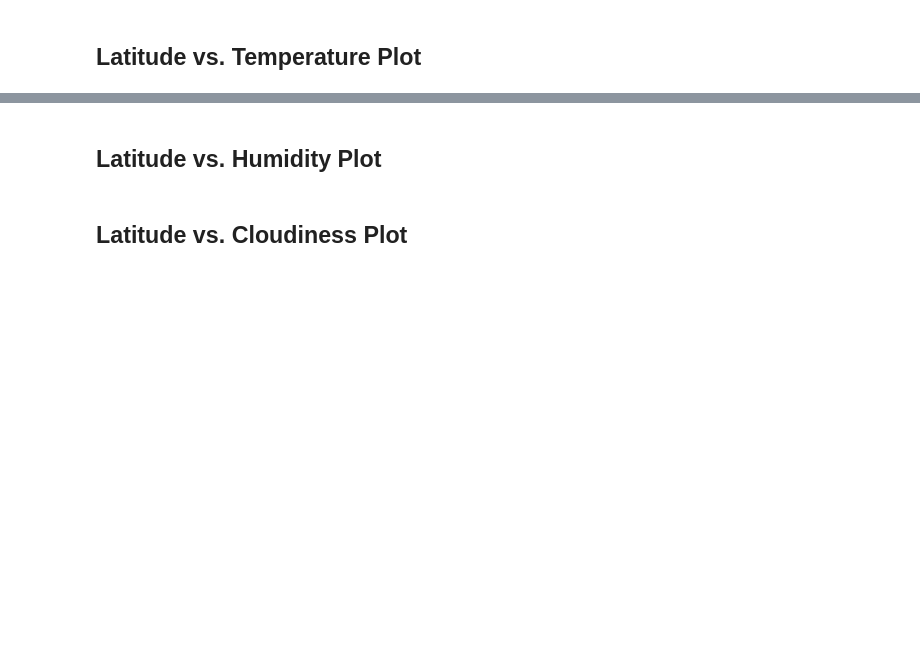
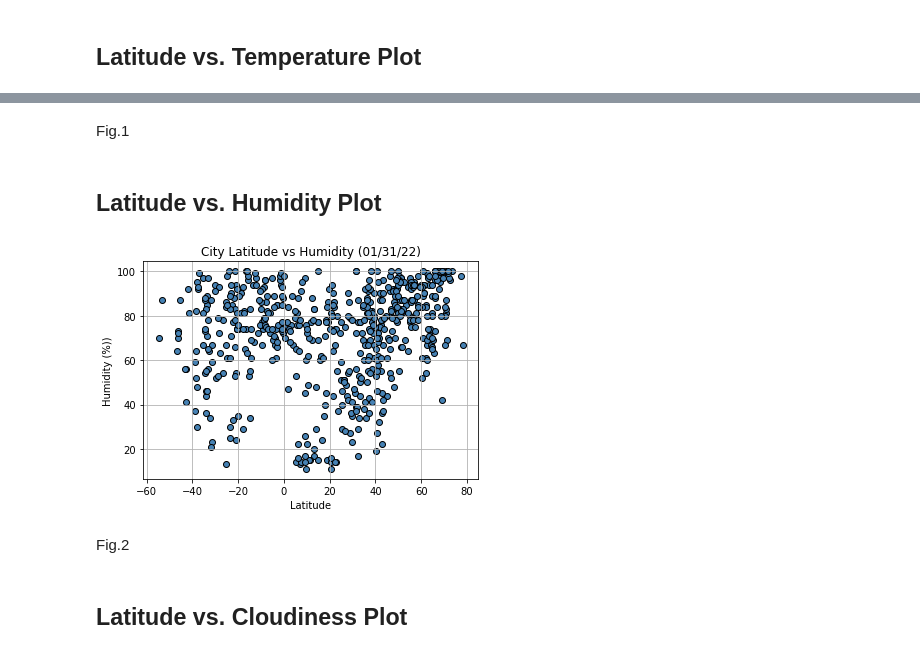
Before and after one commit to mchrzanowski27/python-api-challenge, a Jupyter notebook: WeatherPy/WeatherPy.ipynb, the cells around one changed output, grey strips where cells are left out. Saved outputs shown, nothing was run; the diff lists cells and outputs as text; code cells hidden in the pictures; blank space fills up the shorter version.

```diff
--- a/WeatherPy/WeatherPy.ipynb
+++ b/WeatherPy/WeatherPy.ipynb
@@ -79,4 +212,20 @@ Skip this step if there are no cities that have humidity > 100%.
+# %% [markdown]
+Fig.1
 # %% [markdown]
 ## Latitude vs. Humidity Plot
+# %%
+# Latitude vs Humidity scatter plot
+
+plt.scatter(weather_data["Lat"], weather_data["Humidity"], color = "steelblue", edgecolor = "black")
+
+plt.title("City Latitude vs Humidity (01/31/22)")
+plt.xlabel("Latitude")
+plt.ylabel("Humidity (%))")
+plt.grid(True)
+plt.savefig("../Images/City Latitude vs Humidity.png")
+# %% [output]
+[figure, added]
+# %% [markdown]
+Fig.2
 # %% [markdown]
 ## Latitude vs. Cloudiness Plot
```
Also changed, not shown: parts of 32 cells of this notebook, 15 other files.
